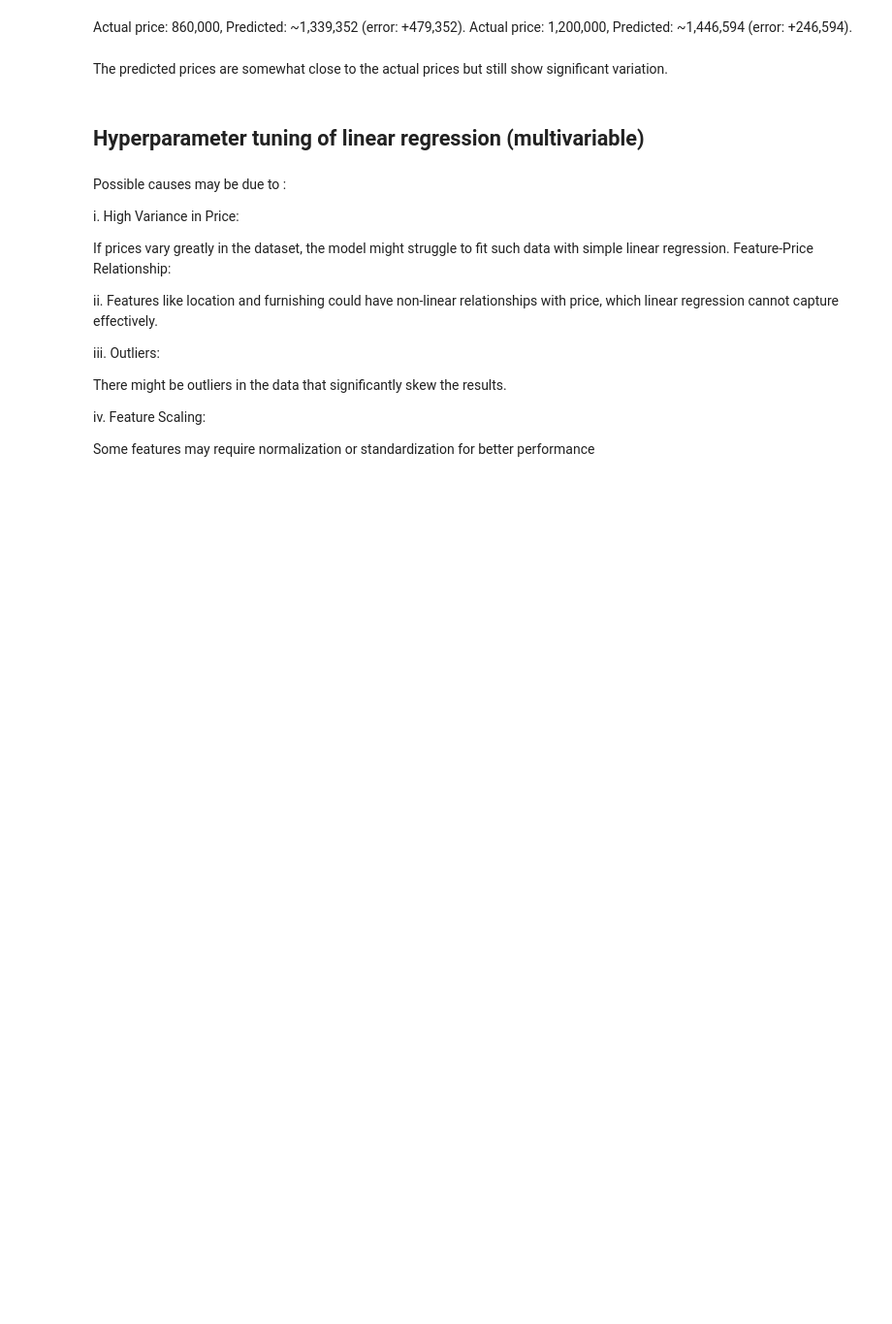
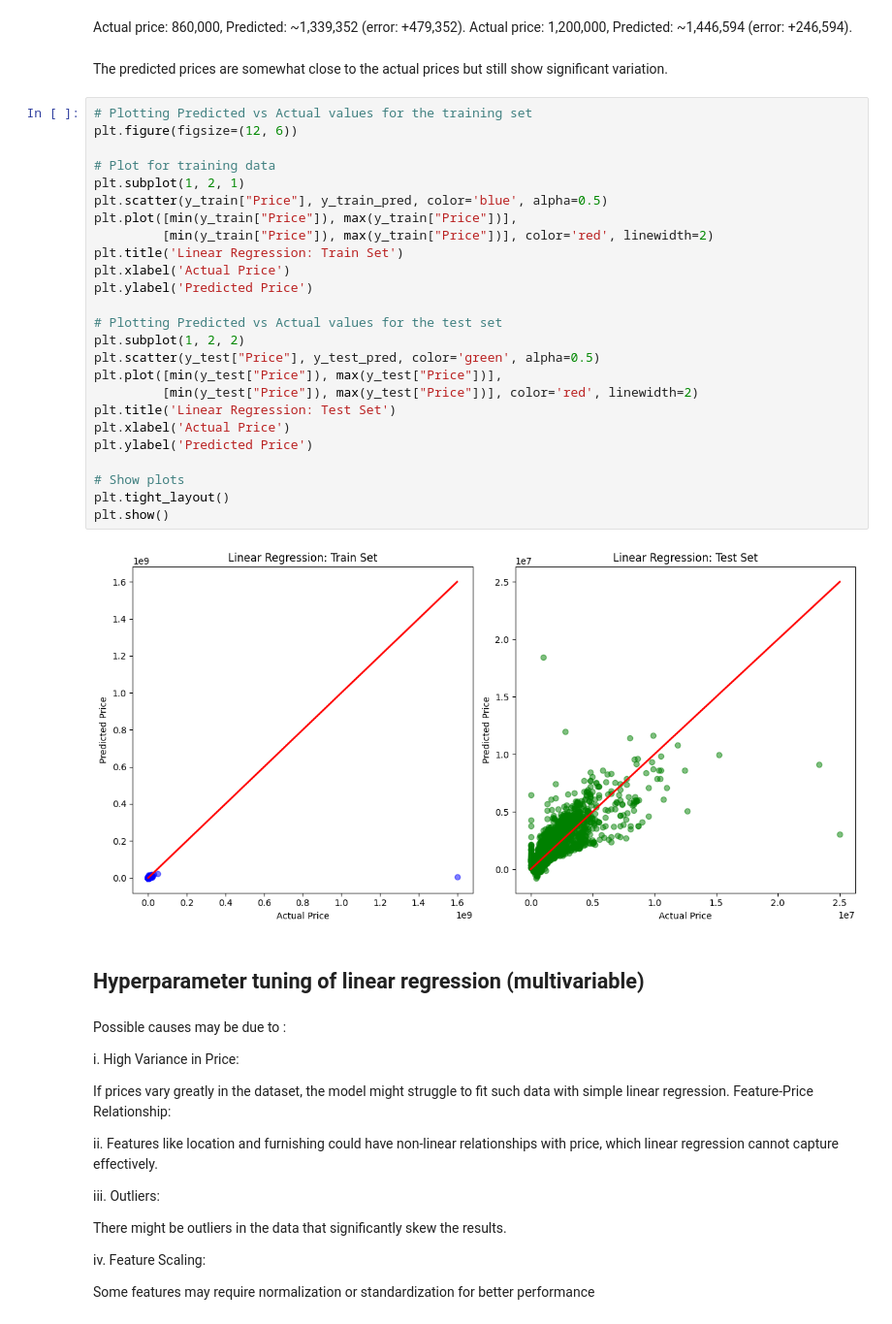
Before and after one commit to Code-CWilliam/HousePricePrediction, a Jupyter notebook: House_Price_Prediction.ipynb, the cells around one changed output. Shown at 97% size. Drawn from its saved outputs; the diff is of its cells as text; blank space fills up the shorter version.

```diff
--- a/House_Price_Prediction.ipynb
+++ b/House_Price_Prediction.ipynb
@@ -898,6 +904,33 @@ Actual price: 860,000, Predicted: ~1,339,352 (error: +479,352).
 Actual price: 1,200,000, Predicted: ~1,446,594 (error: +246,594).
 # %% [markdown]
 The predicted prices are somewhat close to the actual prices but still show significant variation.
+# %%
+# Plotting Predicted vs Actual values for the training set
+plt.figure(figsize=(12, 6))
+
+# Plot for training data
+plt.subplot(1, 2, 1)
+plt.scatter(y_train["Price"], y_train_pred, color='blue', alpha=0.5)
+plt.plot([min(y_train["Price"]), max(y_train["Price"])],
+         [min(y_train["Price"]), max(y_train["Price"])], color='red', linewidth=2)
+plt.title('Linear Regression: Train Set')
+plt.xlabel('Actual Price')
+plt.ylabel('Predicted Price')
+
+# Plotting Predicted vs Actual values for the test set
+plt.subplot(1, 2, 2)
+plt.scatter(y_test["Price"], y_test_pred, color='green', alpha=0.5)
+plt.plot([min(y_test["Price"]), max(y_test["Price"])],
+         [min(y_test["Price"]), max(y_test["Price"])], color='red', linewidth=2)
+plt.title('Linear Regression: Test Set')
+plt.xlabel('Actual Price')
+plt.ylabel('Predicted Price')
+
+# Show plots
+plt.tight_layout()
+plt.show()
+# %% [output]
+[figure, added]
 # %% [markdown]
 ## Hyperparameter tuning of linear regression (multivariable)
 # %% [markdown]
```
Also changed, not shown: parts of 47 cells of this notebook.
